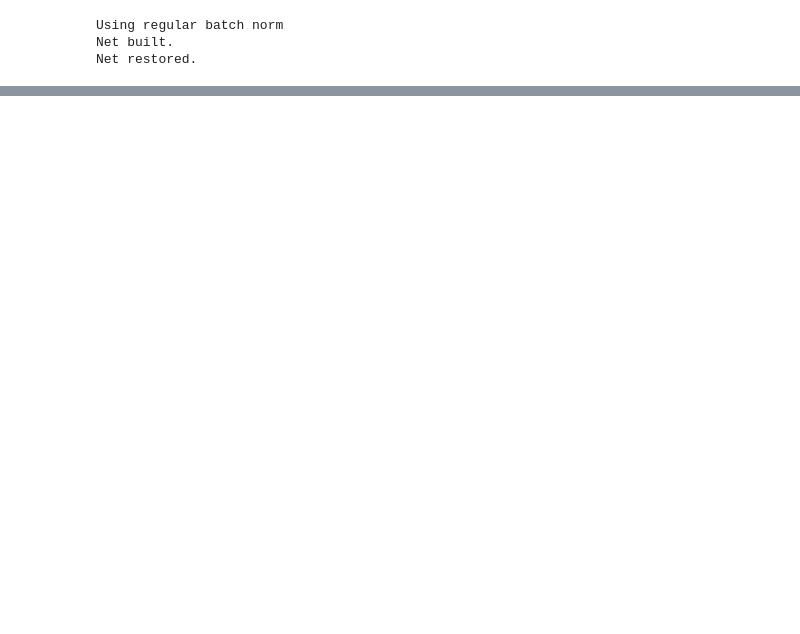
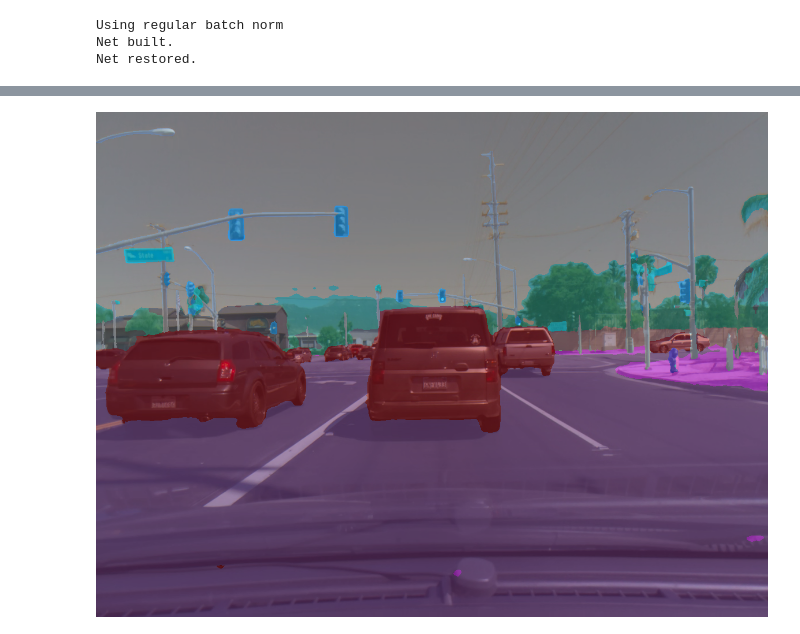
Before and after one commit to McCrearyD/semantic-segmentation, a Jupyter notebook: Setup.ipynb, the cells around one changed output, grey strips where cells are left out. Cells and saved outputs as stored; diff of their text form; code cells hidden in the pictures; blank space fills up the shorter version.

```diff
--- a/Setup.ipynb
+++ b/Setup.ipynb
@@ -23,0 +36,12 @@ x
+# %%
+# Image segmentation over subject image
+p_masked = Image.fromarray(x_np + p_color)
+p_masked
+
+background = Image.fromarray(x_np)
+foreground = Image.fromarray(p_color)
+foreground.putalpha(128)
+background.paste(foreground, (0, 0), foreground)
+background
+# %% [output]
+[figure, added]
```
Also changed, not shown: parts of 23 cells of this notebook.
